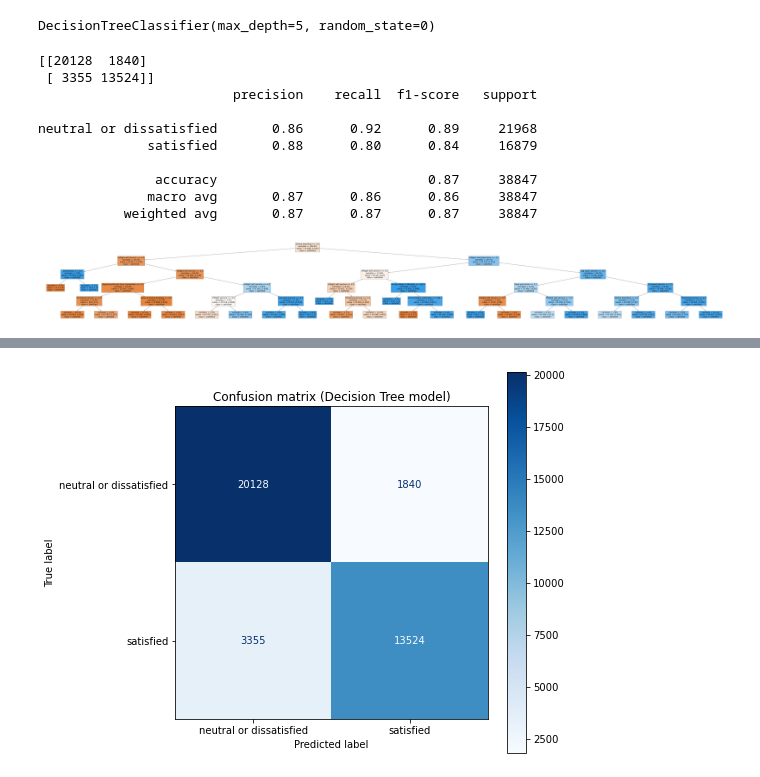
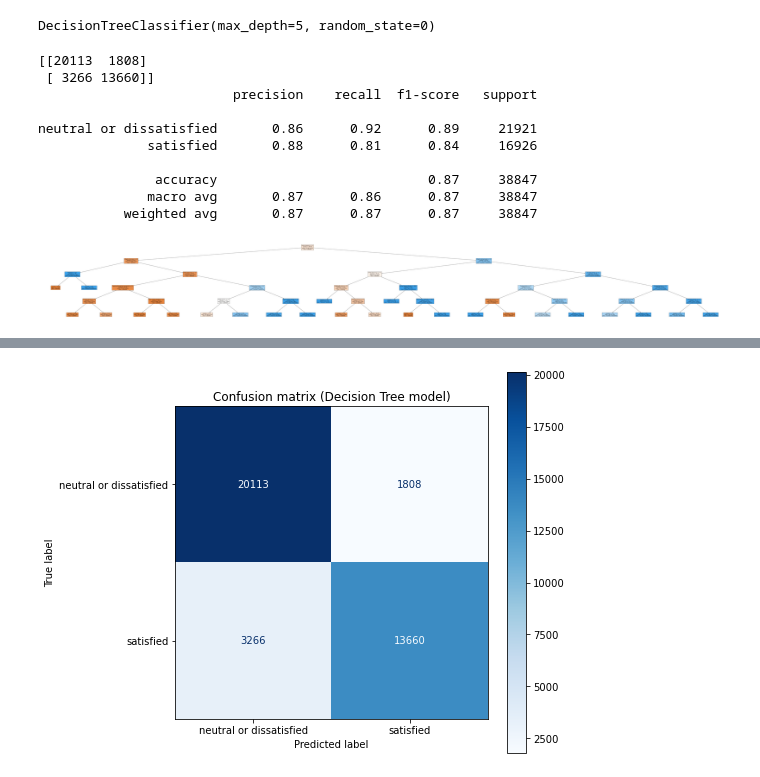
Before and after one commit to isdmg/CS131-8L-PROJECT-PARAGUAY, a Jupyter notebook: CS131-8L PROJECT - PARAGUAY.ipynb, the cells around one changed output, grey strips where cells are left out. Drawn from its saved outputs; the diff is of its cells as text; code cells hidden in the pictures.

Commit message:
Updated dtree plot

```diff
--- a/CS131-8L PROJECT - PARAGUAY.ipynb
+++ b/CS131-8L PROJECT - PARAGUAY.ipynb
@@ -583,7 +583,7 @@ y = df['satisfaction']
 # %% [markdown]
 #### Decision Tree
 # %%
-X_train, X_test, y_train, y_test = train_test_split(x_encoded, y, test_size=0.3)
+X_train, X_test, y_train, y_test = train_test_split(X, y, test_size=0.3)
 
 # List of values to try for max_depth:
 max_depth_range = list(range(1, 6))
@@ -614,29 +614,29 @@ y_pred = dtree.predict(X_test)
 print(confusion_matrix(y_test, y_pred))
 print(classification_report(y_test, y_pred))
 # %% [output]
-[[20128  1840]
- [ 3355 13524]]
+[[20113  1808]
+ [ 3266 13660]]
                          precision    recall  f1-score   support
 
-neutral or dissatisfied       0.86      0.92      0.89     21968
-              satisfied       0.88      0.80      0.84     16879
+neutral or dissatisfied       0.86      0.92      0.89     21921
+              satisfied       0.88      0.81      0.84     16926
 
                accuracy                           0.87     38847
-              macro avg       0.87      0.86      0.86     38847
+              macro avg       0.87      0.86      0.87     38847
            weighted avg       0.87      0.87      0.87     38847
 # %%
 class_names = ['satisfied', 'neutral or dissatisfied']
 fig = plt.figure(figsize=((125,15)))
 plot_tree(dtree,
             feature_names = X.columns,
             class_names=class_names,
             impurity=False,
             proportion=True,
             filled=True,
-            fontsize=20)
+            fontsize=10)
 plt.show()
 # %% [output]
-[figure, old version]
+[figure, new version]
 # %%
 r = export_text(dtree, feature_names= X.columns.tolist())
 print(r)
```
Also changed, not shown: parts of 4 cells of this notebook.
